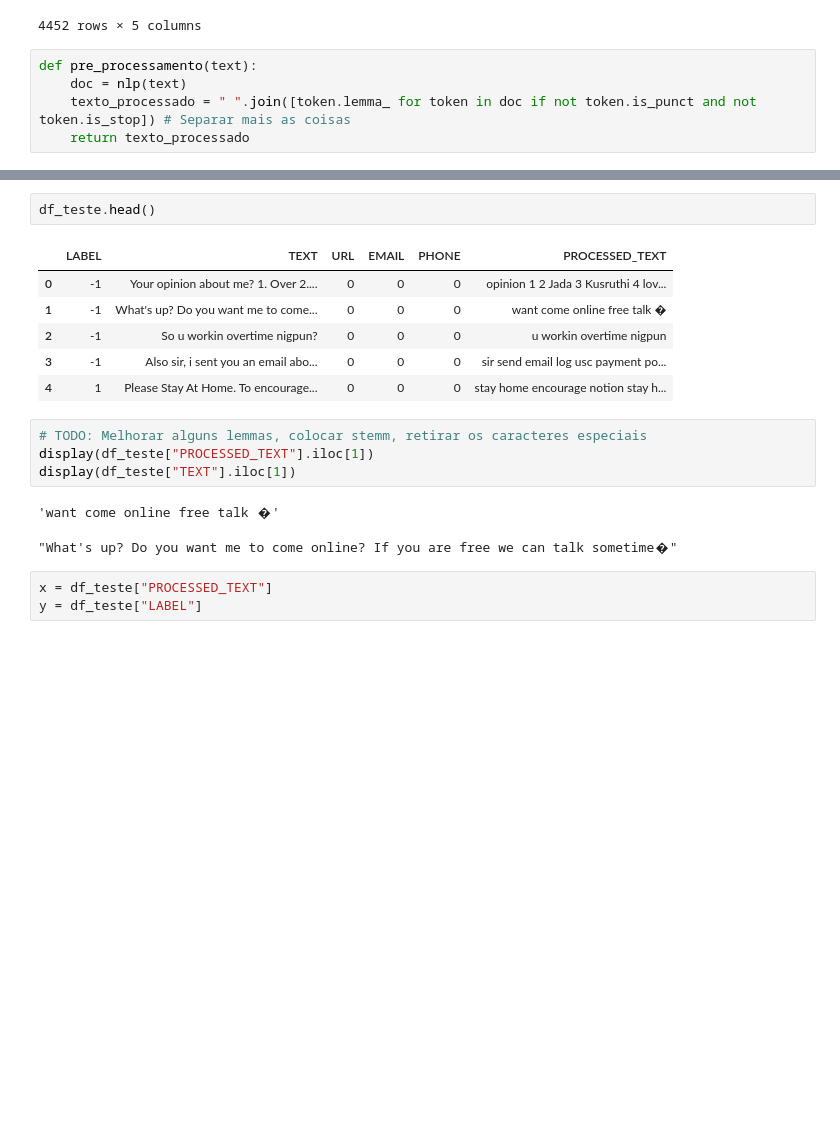
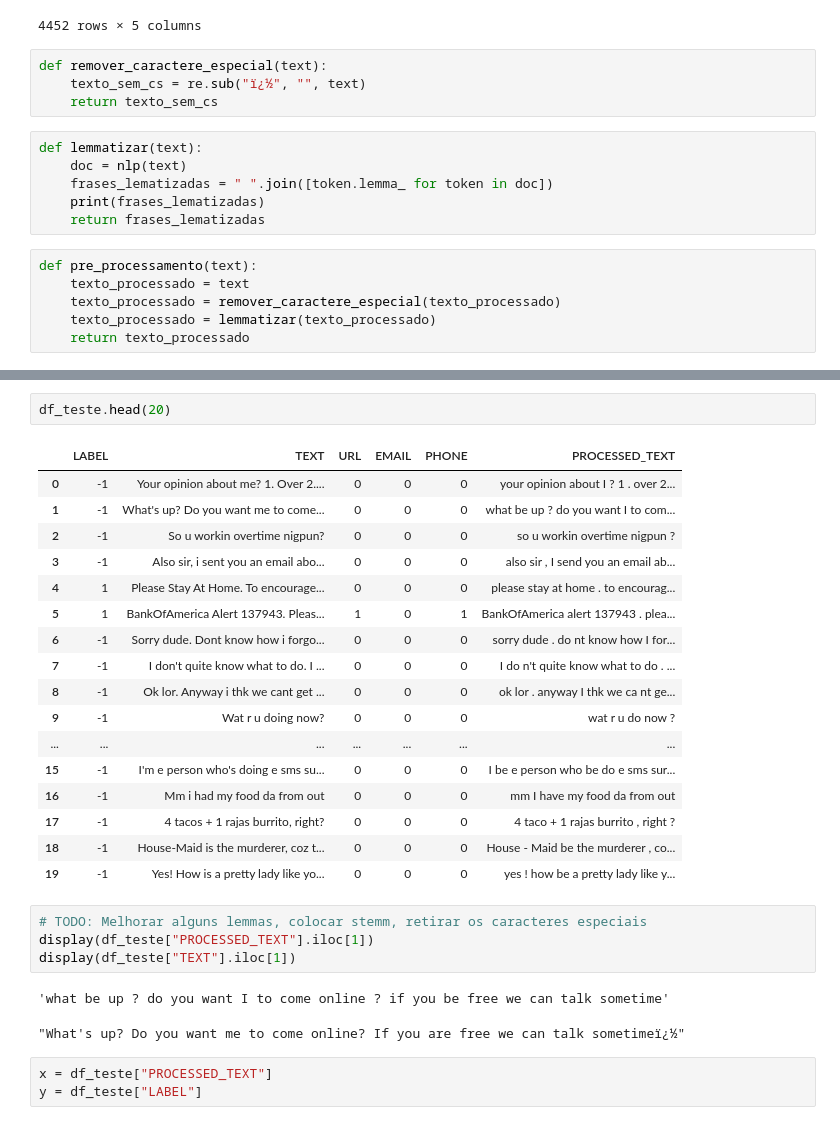
Before and after one commit to DanielShenrique/modelo_de_machine_learning, a Jupyter notebook: app.ipynb, the cells around one changed output, grey strips where cells are left out. Saved outputs shown, nothing was run; the diff lists cells and outputs as text; blank space fills up the shorter version.

Commit message:
FEAT Add: remoção dos caracteres especiais

```diff
--- a/app.ipynb
+++ b/app.ipynb
@@ -249,10 +251,21 @@ display(df_validacao)
 | 5950 | -1 | Its a valentine game. . . send di... | 0 | 0 | 0 |
 | 5951 | -1 | We r outside already. | 0 | 0 | 0 |
 4452 rows × 5 columns
+# %%
+def remover_caractere_especial(text):
+    texto_sem_cs = re.sub("ï¿½", "", text)
+    return texto_sem_cs
+# %%
+def lemmatizar(text):
+    doc = nlp(text)
+    frases_lematizadas = " ".join([token.lemma_ for token in doc])
+    print(frases_lematizadas)
+    return frases_lematizadas
 # %%
 def pre_processamento(text):
-    doc = nlp(text)
-    texto_processado = " ".join([token.lemma_ for token in doc if not token.is_punct and not token.is_stop]) # Separar mais as coisas
+    texto_processado = text
+    texto_processado = remover_caractere_especial(texto_processado)
+    texto_processado = lemmatizar(texto_processado)
     return texto_processado
 # %%
 df_teste["PROCESSED_TEXT"] = df_teste["TEXT"].apply(pre_processamento)
@@ -259,19 +290,30 @@ df_teste["PROCESSED_TEXT"] = df_teste["TEXT"].apply(pre_processamento)
 # %%
-df_teste.head()
+df_teste.head(20)
 # %% [output]
 |  | LABEL | TEXT | URL | EMAIL | PHONE | PROCESSED_TEXT |
-| 0 | -1 | Your opinion about me? 1. Over 2.... | 0 | 0 | 0 | opinion 1 2 Jada 3 Kusruthi 4 lov... |
-| 1 | -1 | What's up? Do you want me to come... | 0 | 0 | 0 | want come online free talk � |
-| 2 | -1 | So u workin overtime nigpun? | 0 | 0 | 0 | u workin overtime nigpun |
-| 3 | -1 | Also sir, i sent you an email abo... | 0 | 0 | 0 | sir send email log usc payment po... |
-| 4 | 1 | Please Stay At Home. To encourage... | 0 | 0 | 0 | stay home encourage notion stay h... |
+| 0 | -1 | Your opinion about me? 1. Over 2.... | 0 | 0 | 0 | your opinion about I ? 1 . over 2... |
+| 1 | -1 | What's up? Do you want me to come... | 0 | 0 | 0 | what be up ? do you want I to com... |
+| 2 | -1 | So u workin overtime nigpun? | 0 | 0 | 0 | so u workin overtime nigpun ? |
+| 3 | -1 | Also sir, i sent you an email abo... | 0 | 0 | 0 | also sir , I send you an email ab... |
+| 4 | 1 | Please Stay At Home. To encourage... | 0 | 0 | 0 | please stay at home . to encourag... |
+| 5 | 1 | BankOfAmerica Alert 137943. Pleas... | 1 | 0 | 1 | BankOfAmerica alert 137943 . plea... |
+| 6 | -1 | Sorry dude. Dont know how i forgo... | 0 | 0 | 0 | sorry dude . do nt know how I for... |
+| 7 | -1 | I don't quite know what to do. I ... | 0 | 0 | 0 | I do n't quite know what to do . ... |
+| 8 | -1 | Ok lor. Anyway i thk we cant get ... | 0 | 0 | 0 | ok lor . anyway I thk we ca nt ge... |
+| 9 | -1 | Wat r u doing now? | 0 | 0 | 0 | wat r u do now ? |
+| ... | ... | ... | ... | ... | ... | ... |
+| 15 | -1 | I'm e person who's doing e sms su... | 0 | 0 | 0 | I be e person who be do e sms sur... |
+| 16 | -1 | Mm i had my food da from out | 0 | 0 | 0 | mm I have my food da from out |
+| 17 | -1 | 4 tacos + 1 rajas burrito, right? | 0 | 0 | 0 | 4 taco + 1 rajas burrito , right ? |
+| 18 | -1 | House-Maid is the murderer, coz t... | 0 | 0 | 0 | House - Maid be the murderer , co... |
+| 19 | -1 | Yes! How is a pretty lady like yo... | 0 | 0 | 0 | yes ! how be a pretty lady like y... |
 # %%
 # TODO: Melhorar alguns lemmas, colocar stemm, retirar os caracteres especiais
 display(df_teste["PROCESSED_TEXT"].iloc[1])
 display(df_teste["TEXT"].iloc[1])
 # %% [output]
-'want come online free talk �'
+'what be up ? do you want I to come online ? if you be free we can talk sometime'
-"What's up? Do you want me to come online? If you are free we can talk sometime�"
+"What's up? Do you want me to come online? If you are free we can talk sometimeï¿½"
 # %%
 x = df_teste["PROCESSED_TEXT"]
 y = df_teste["LABEL"]
```
Also changed, not shown: parts of 3 cells of this notebook.
